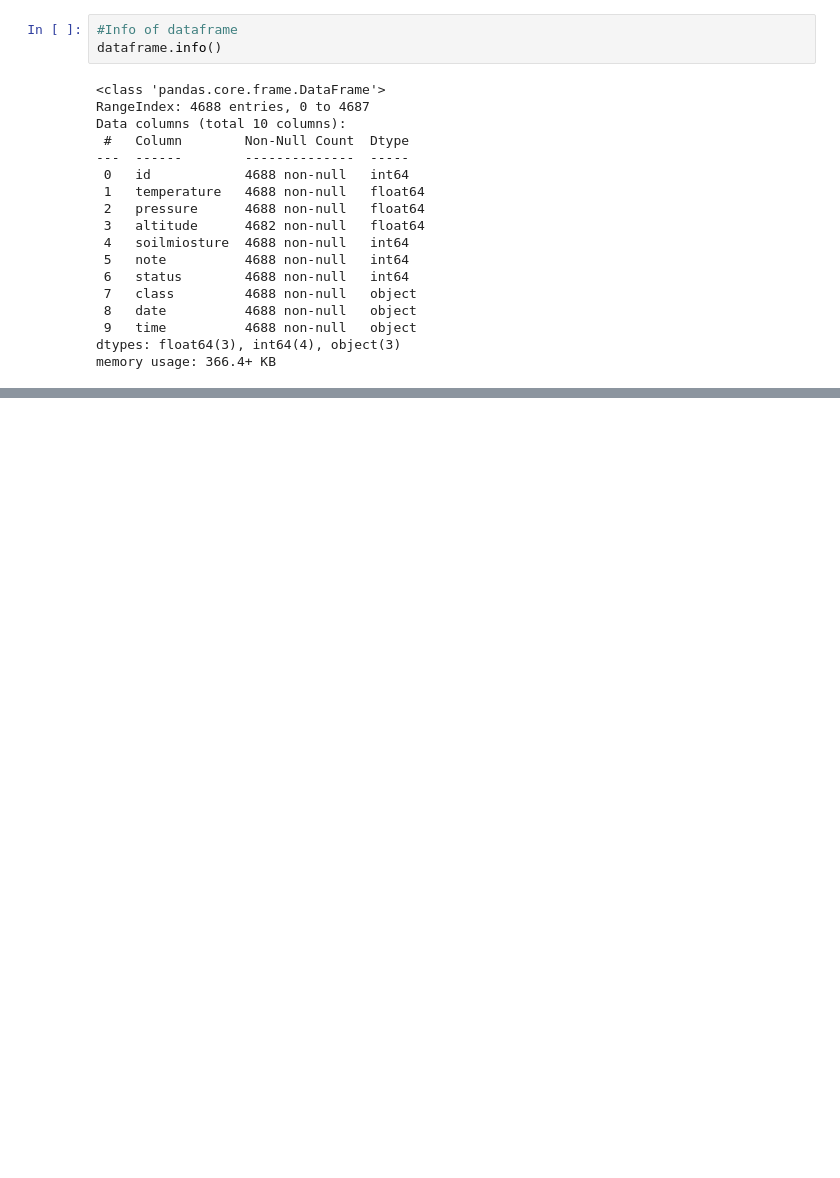
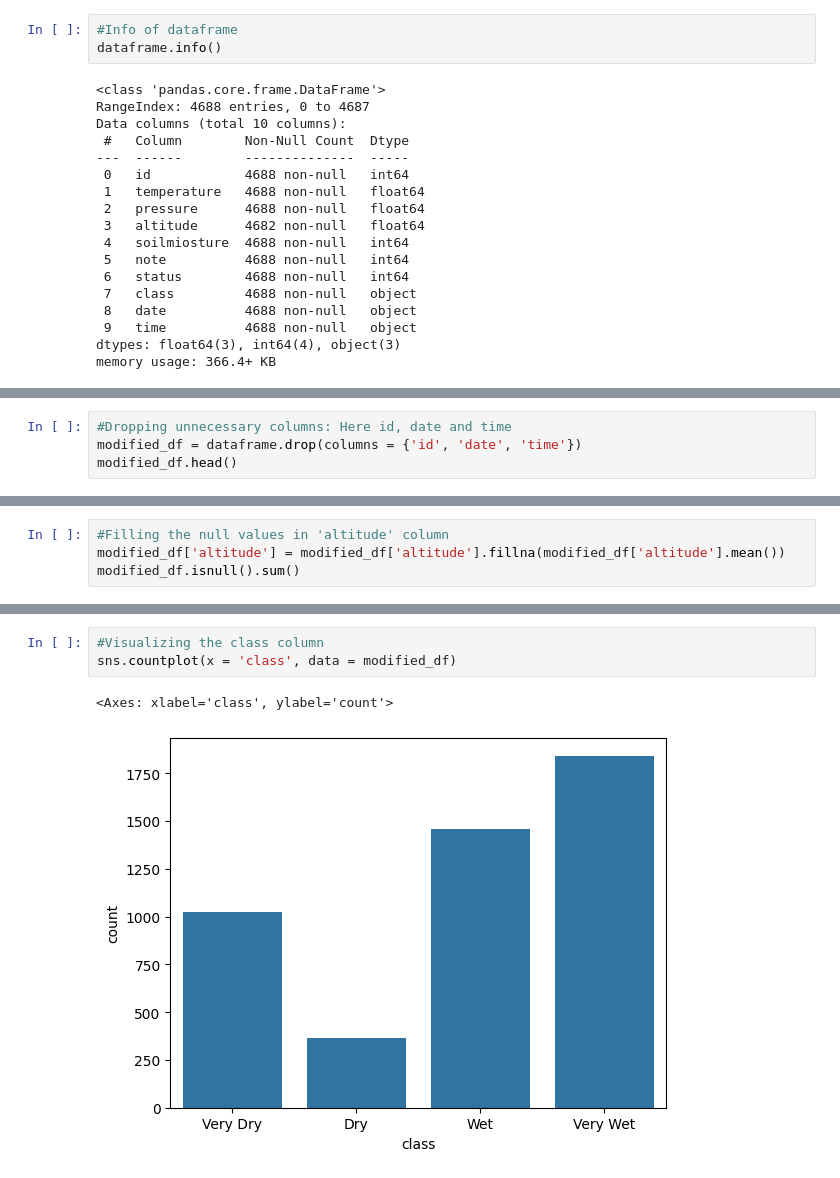
Before and after one commit to OMCHOKSI108/Smart_Agriculture_System, a Jupyter notebook: Irrigation_schedule.ipynb, the cells around one changed output, grey strips where cells are left out. Cells and saved outputs as stored; diff of their text form; blank space fills up the shorter version.

Commit message:
Managed the null values and visualized the data.

```diff
--- a/Irrigation_schedule.ipynb
+++ b/Irrigation_schedule.ipynb
@@ -95,0 +112,4 @@ memory usage: 366.4+ KB
+# %%
+#Dropping unnecessary columns: Here id, date and time
+modified_df = dataframe.drop(columns = {'id', 'date', 'time'})
+modified_df.head()
@@ -95,0 +136,4 @@ memory usage: 366.4+ KB
+# %%
+#Filling the null values in 'altitude' column
+modified_df['altitude'] = modified_df['altitude'].fillna(modified_df['altitude'].mean())
+modified_df.isnull().sum()
@@ -95,0 +161,6 @@ memory usage: 366.4+ KB
+# %%
+#Visualizing the class column
+sns.countplot(x = 'class', data = modified_df)
+# %% [output]
+<Axes: xlabel='class', ylabel='count'>
+[figure, added]
```
Also changed, not shown: parts of 6 cells of this notebook.
